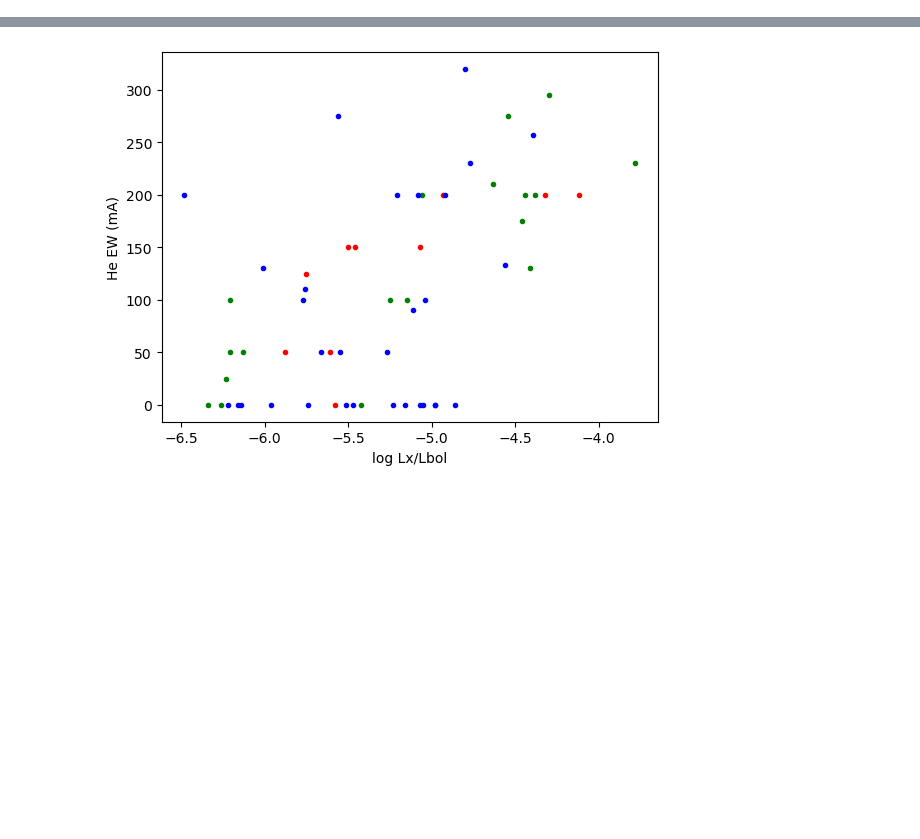
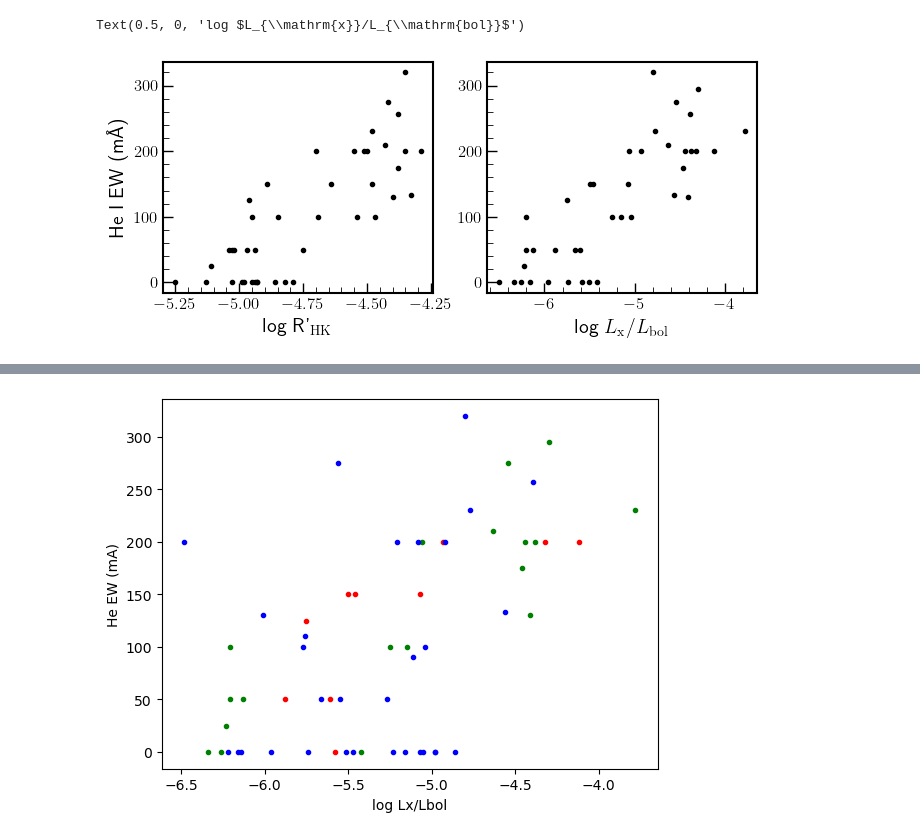
Before and after one commit to eschreyer/torus, a Jupyter notebook: Smith.ipynb, the cells around one changed output, grey strips where cells are left out. Cells and saved outputs as stored; diff of their text form; code cells hidden in the pictures; blank space fills up the shorter version.

```diff
--- a/Smith.ipynb
+++ b/Smith.ipynb
@@ -17,2 +23,22 @@ KeyError: 'XUVTOP'
 # %%
 smith_data = pd.read_excel('he_ew_smith_table1.xlsx', usecols = [0, 1, 2, 4, 6], names = ['Star', 'EW', 'log(Lx/Lbol)', 'logRhk', 'B-V'])
+# %%
+#the trend found in smith only applies to stars with B-V > 0.47
+
+stars = smith_data[smith_data['B-V'] > 0.47]
+
+fig, ax = plt.subplots(1, 2, figsize=(23/3, 3))
+ax[0].plot(stars['logRhk'], stars['EW'], color = 'black', linestyle='', marker = '.')
+ax[0].set_xlabel('log R\'' + r'$_{\mathrm{HK}}$')
+ax[0].set_ylabel('He I EW (m\AA)')
+#fig.savefig('paper_plots/logRhk_vs_HeEW_stars.pdf', bbox_inches='tight')
+
+#fig1, ax1 = plt.subplots(figsize=(10/3, 3))
+ax[1].plot(stars['log(Lx/Lbol)'], stars['EW'], color = 'black', linestyle='', marker = '.')
+ax[1].set_xlabel(r'log $L_{\mathrm{x}}/L_{\mathrm{bol}}$')
+#ax[1].set_ylabel('He I EW (m\AA)')
+
+#fig.savefig('paper_plots/HeEW_corr.pdf', bbox_inches='tight')
+# %% [output]
+Text(0.5, 0, 'log $L_{\\mathrm{x}}/L_{\\mathrm{bol}}$')
+[figure, added]
```
Also changed, not shown: parts of 28 cells of this notebook, 10 other files.
